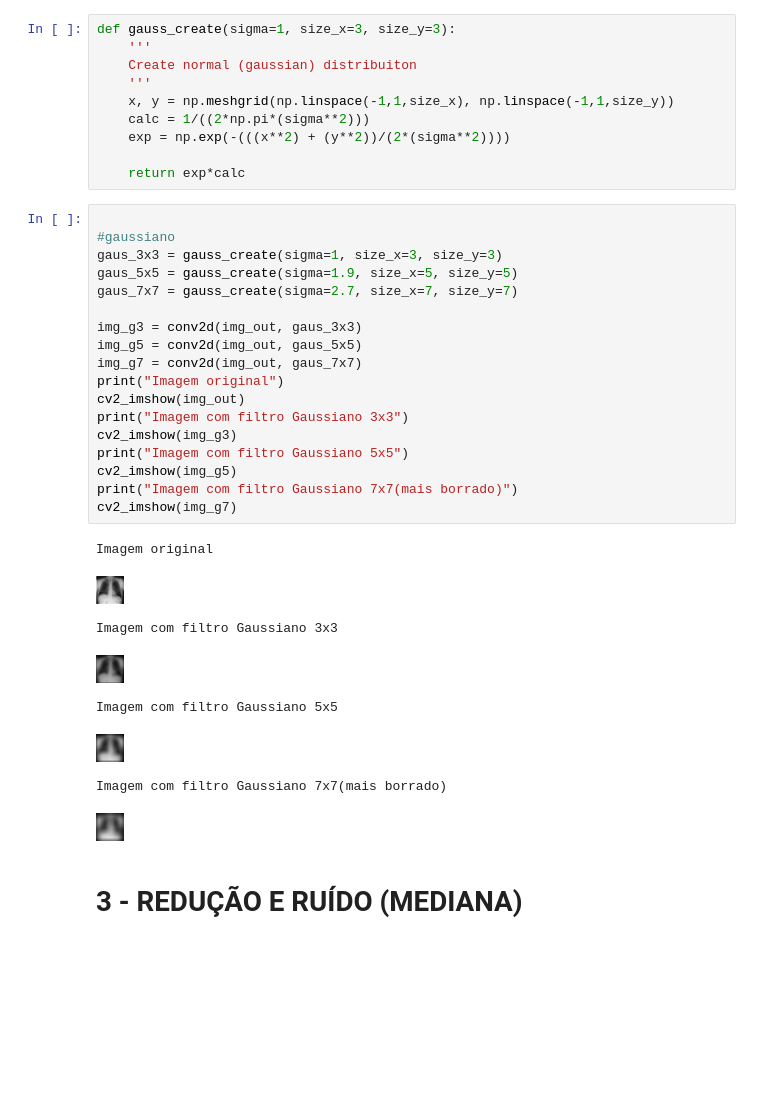
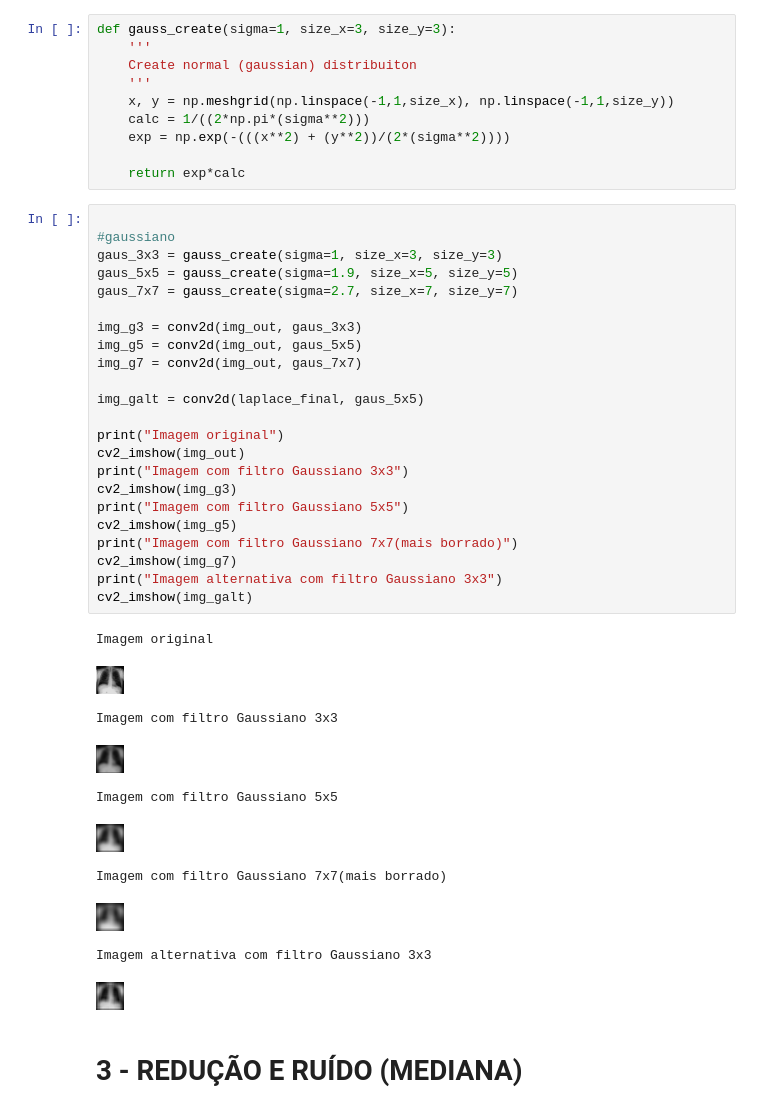
Before and after one commit to Henrique047/PDI_T1, a Jupyter notebook: Cópia_de_PDI_T1.ipynb, the cells around one changed output. Cells and saved outputs as stored; diff of their text form; blank space fills up the shorter version.

```diff
--- a/Cópia_de_PDI_T1.ipynb
+++ b/Cópia_de_PDI_T1.ipynb
@@ -287,30 +287,37 @@ def gauss_create(sigma=1, size_x=3, size_y=3):
 # %%
 
 #gaussiano
 gaus_3x3 = gauss_create(sigma=1, size_x=3, size_y=3)
 gaus_5x5 = gauss_create(sigma=1.9, size_x=5, size_y=5)
 gaus_7x7 = gauss_create(sigma=2.7, size_x=7, size_y=7)
 
 img_g3 = conv2d(img_out, gaus_3x3)
 img_g5 = conv2d(img_out, gaus_5x5)
 img_g7 = conv2d(img_out, gaus_7x7)
+
+img_galt = conv2d(laplace_final, gaus_5x5)
+
 print("Imagem original")
 cv2_imshow(img_out)
 print("Imagem com filtro Gaussiano 3x3")
 cv2_imshow(img_g3)
 print("Imagem com filtro Gaussiano 5x5")
 cv2_imshow(img_g5)
 print("Imagem com filtro Gaussiano 7x7(mais borrado)")
 cv2_imshow(img_g7)
+print("Imagem alternativa com filtro Gaussiano 3x3")
+cv2_imshow(img_galt)
 # %% [output]
 Imagem original
 [figure]
 Imagem com filtro Gaussiano 3x3
 [figure]
 Imagem com filtro Gaussiano 5x5
 [figure]
 Imagem com filtro Gaussiano 7x7(mais borrado)
 [figure]
+Imagem alternativa com filtro Gaussiano 3x3
+[figure, added]
 # %% [markdown]
 # **3 - REDUÇÃO E RUÍDO (MEDIANA)**
 # %%
```
Also changed, not shown: parts of 14 cells of this notebook.
